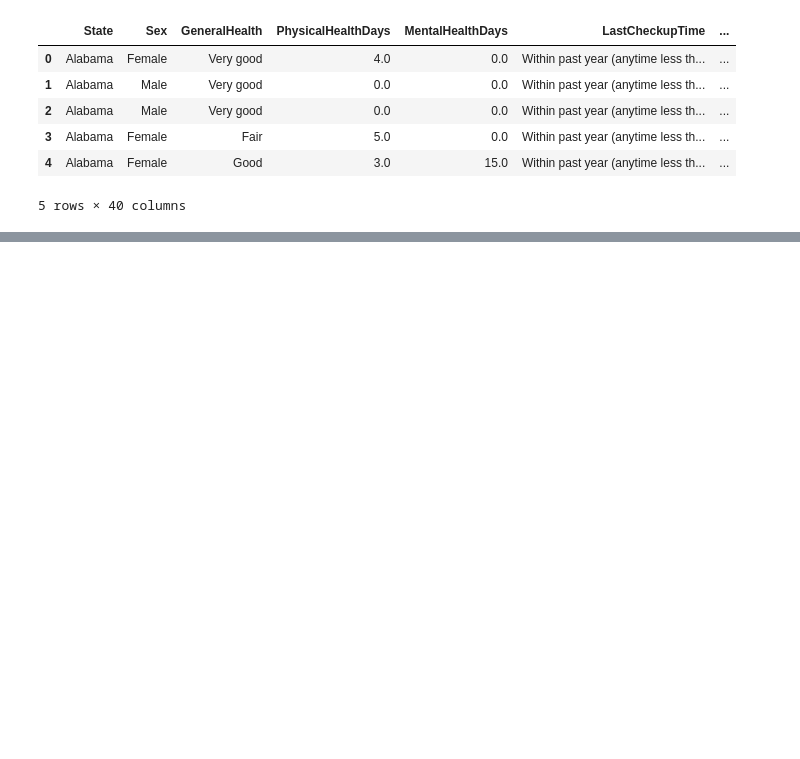
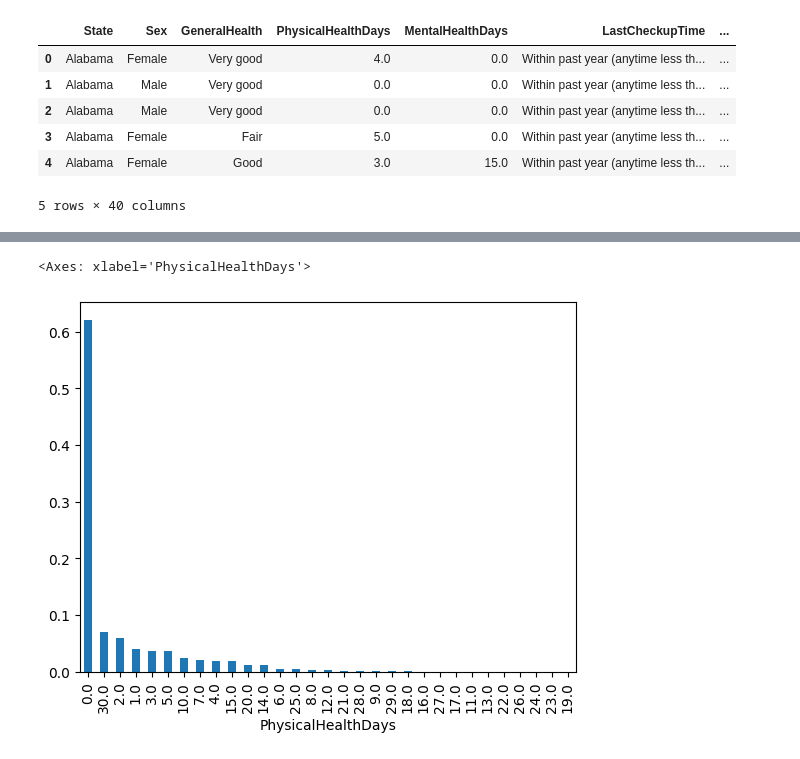
Before and after one commit to gehad-Ahmed30/Heart-Disease-Prediction, a Jupyter notebook: main.ipynb, the cells around one changed output, grey strips where cells are left out. Cells and saved outputs as stored; diff of their text form; code cells hidden in the pictures; blank space fills up the shorter version.

```diff
--- a/main.ipynb
+++ b/main.ipynb
@@ -18,0 +105,5 @@ data.head()
+# %%
+data.PhysicalHealthDays.value_counts(normalize=True).plot(kind='bar')
+# %% [output]
+<Axes: xlabel='PhysicalHealthDays'>
+[figure, added]
```
Also changed, not shown: parts of 99 cells of this notebook.
